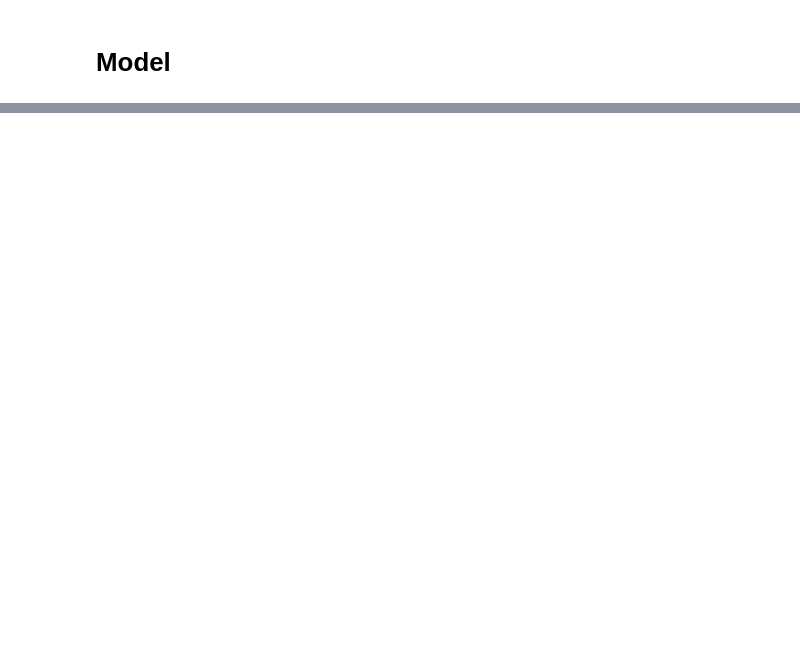
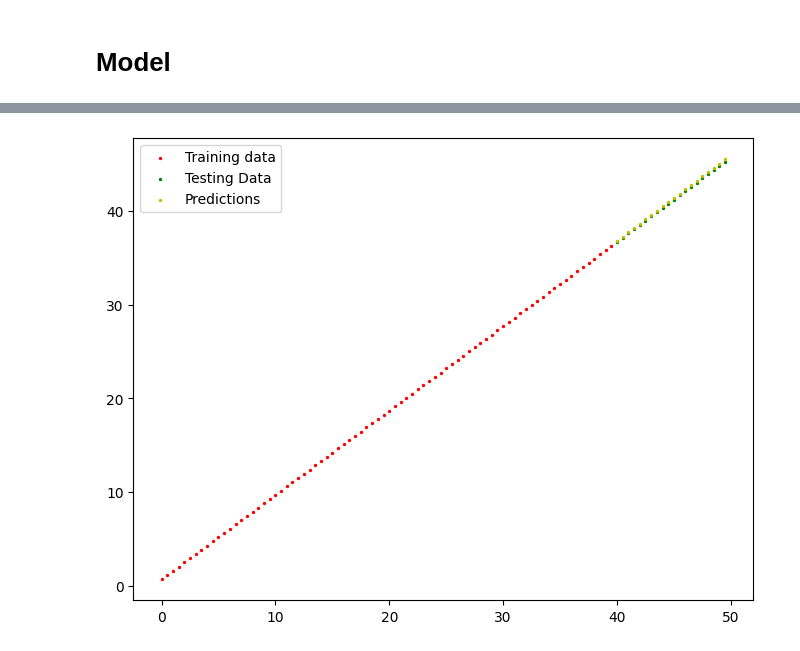
Before and after one commit to abhayrokkam/learning-pytorch, a Jupyter notebook: 02-Workflow/workflow.ipynb, the cells around one changed output, grey strips where cells are left out. Drawn from its saved outputs; the diff is of its cells as text; code cells hidden in the pictures; blank space fills up the shorter version.

```diff
--- a/02-Workflow/workflow.ipynb
+++ b/02-Workflow/workflow.ipynb
@@ -102,0 +118,6 @@ class LinearRegressionModel(nn.Module): # Subclass of nn.Module
+# %%
+# Loss function and Optimizer
+loss_fn = nn.L1Loss()                                           # Mean Absolute Error
+
+optimizer = torch.optim.SGD(params = model_lr.parameters())     # Stochastic Gradient Descent
+                                                                # Using default learning-rate
@@ -102,0 +200,8 @@ class LinearRegressionModel(nn.Module): # Subclass of nn.Module
+# %%
+# Inference after training
+with torch.inference_mode():
+    y_pred = model_lr(X_test)
+
+chart_data(predictions = y_pred.detach().numpy())
+# %% [output]
+[figure, added]
```
Also changed, not shown: parts of 22 cells of this notebook, 1 other file.
